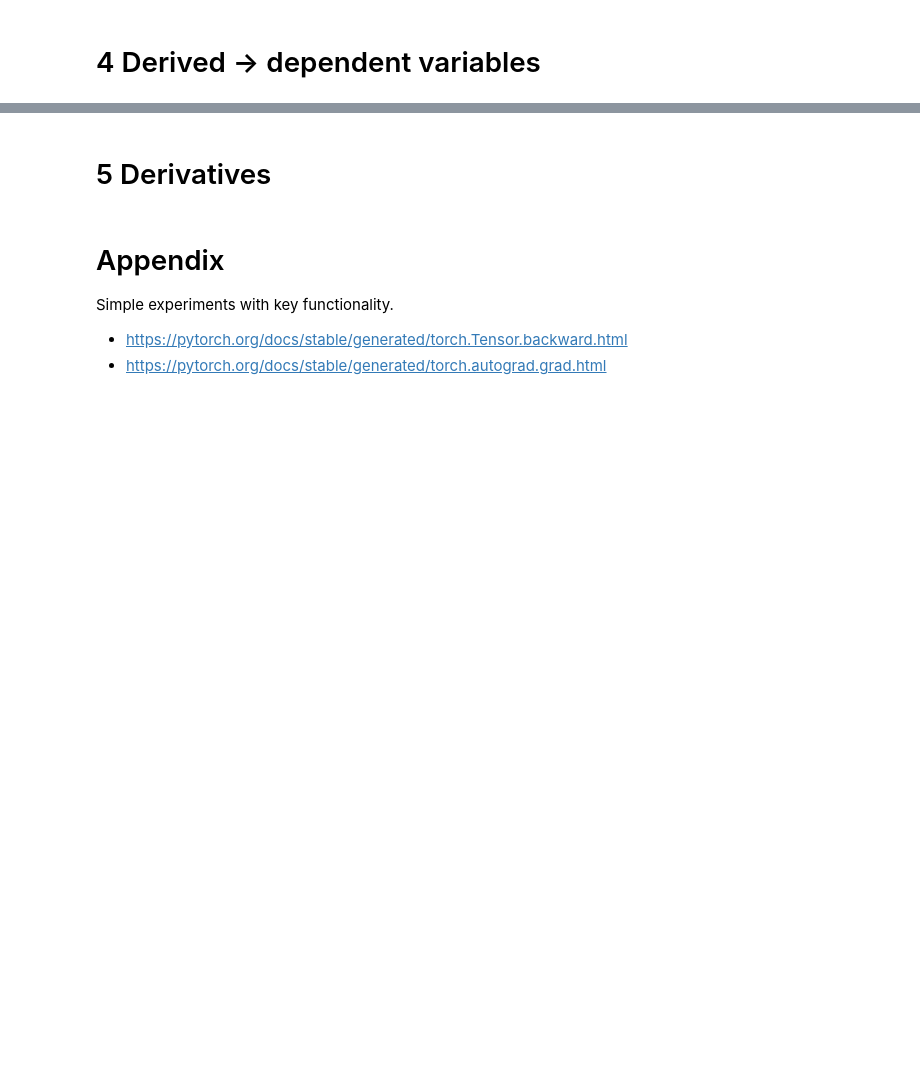
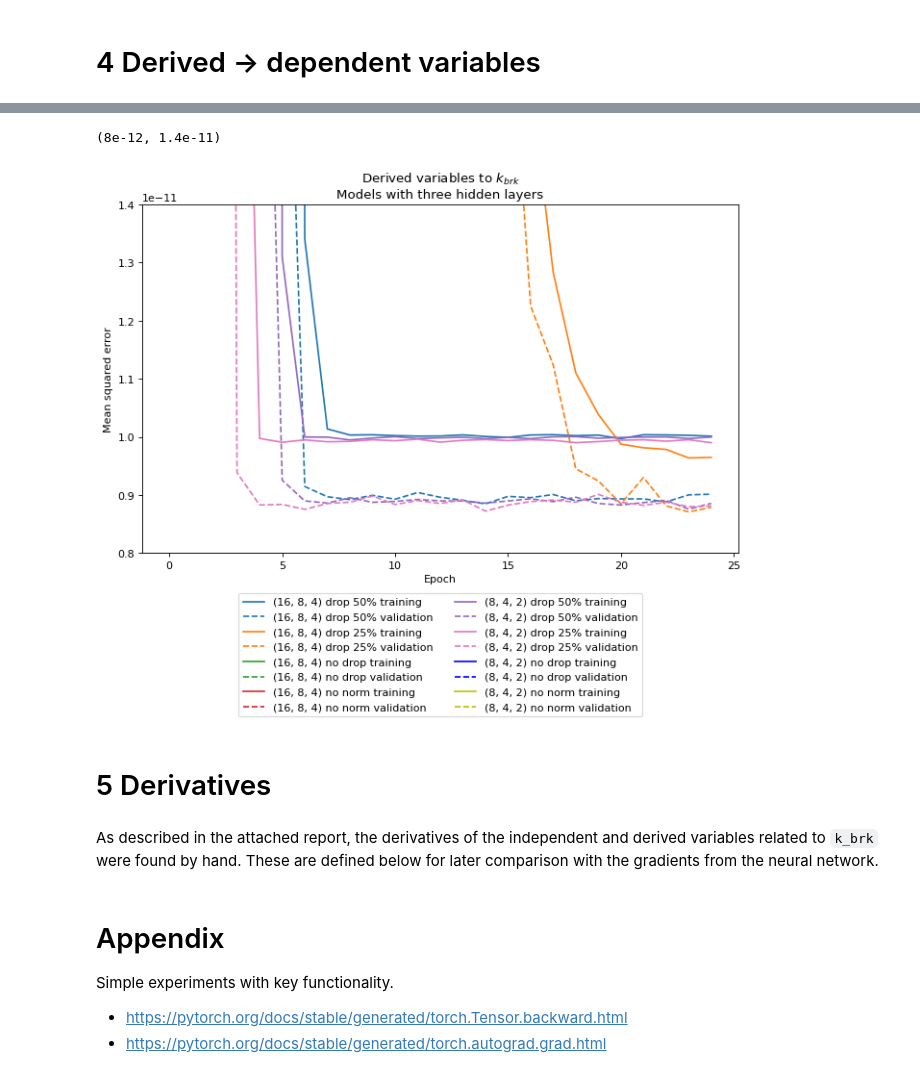
Before and after one commit to vtd9/solar_regression, a Jupyter notebook: hw2.ipynb, the cells around one changed output, grey strips where cells are left out. Saved outputs shown, nothing was run; the diff lists cells and outputs as text; code cells hidden in the pictures; blank space fills up the shorter version.

```diff
--- a/hw2.ipynb
+++ b/hw2.ipynb
@@ -611,2 +676,13 @@ print('{:.3e}'.format(test_loss))
+# %%
+# Plot on linear scale
+plot_mult_models(m3_deriv, yscale='linear',
+                 title='Derived variables to $k_{brk}$'
+                 + '\nModels with three hidden layers')
+plt.ylim(8e-12, 1.4e-11)
+# %% [output]
+(8e-12, 1.4e-11)
+[figure, added]
 # %% [markdown]
 # 5 Derivatives
+# %% [markdown]
+As described in the attached report, the derivatives of the independent and derived variables related to `k_brk` were found by hand. These are defined below for later comparison with the gradients from the neural network.
```
Also changed, not shown: parts of 28 cells of this notebook.
